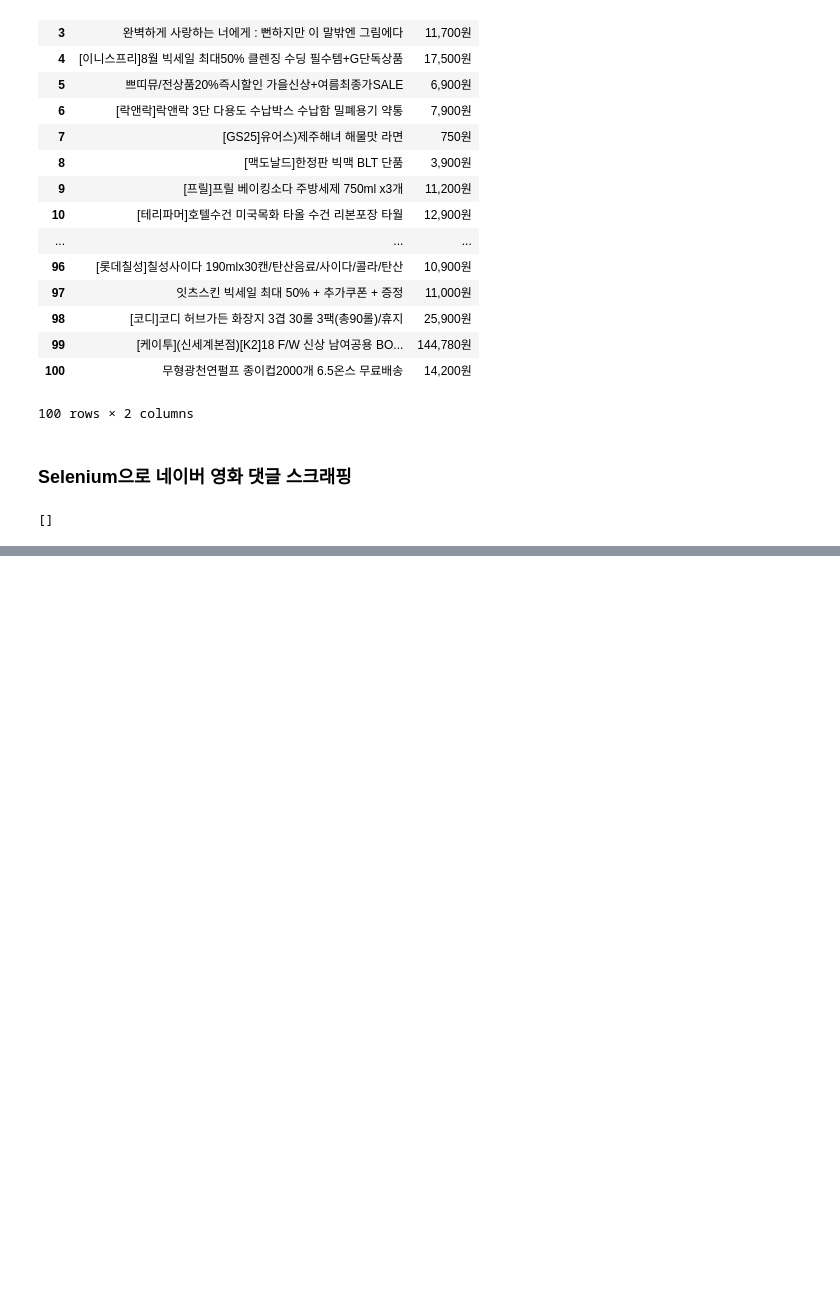
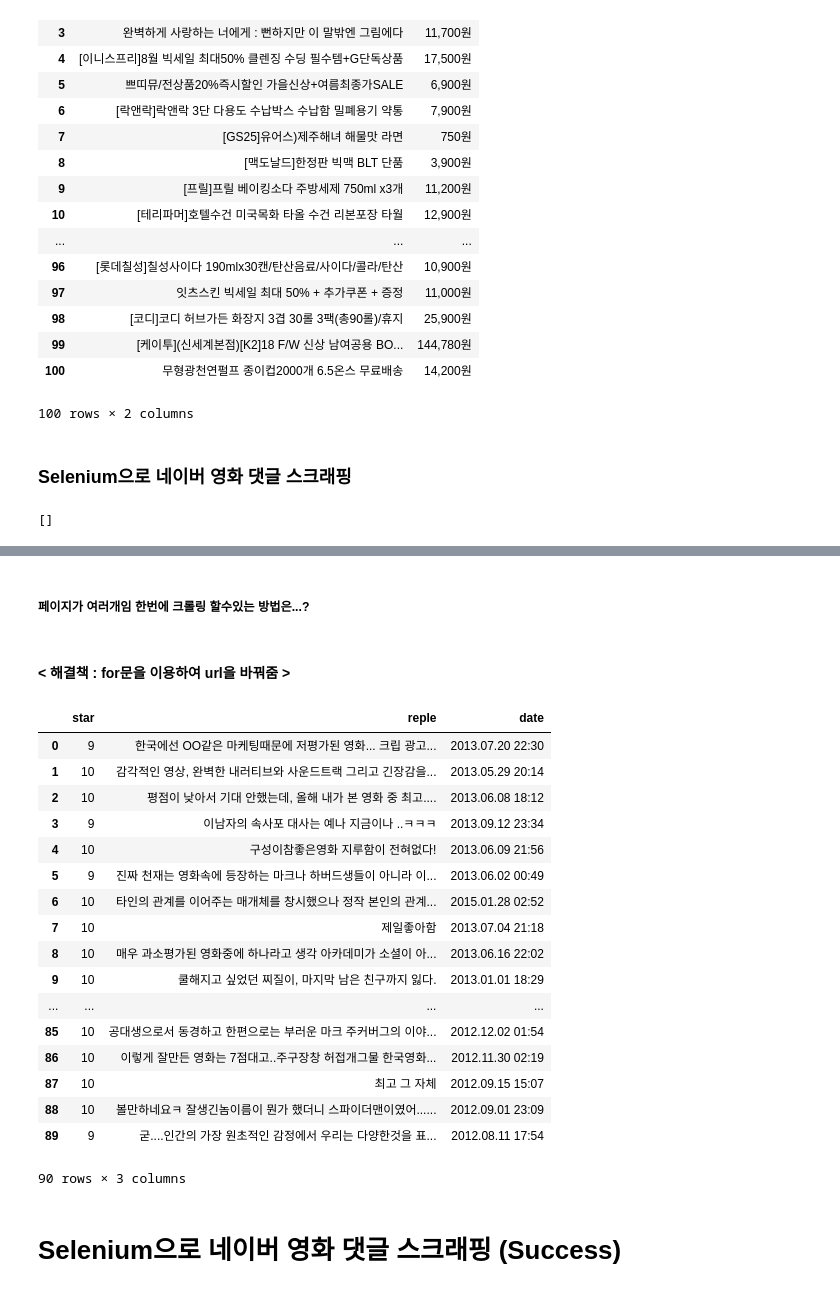
Before and after one commit to tmdgms/Crawling, a Jupyter notebook: Selenium.ipynb, the cells around one changed output, grey strips where cells are left out. Drawn from its saved outputs; the diff is of its cells as text; code cells hidden in the pictures; blank space fills up the shorter version.

Commit message:
selenium for navermoviecrawling

```diff
--- a/Selenium.ipynb
+++ b/Selenium.ipynb
@@ -174,2 +164,55 @@ reple
+# %%
+score_result = driver.find_elements_by_css_selector(".score_result > ul > li")
+# %%
+star_score = [i.find_element_by_css_selector(".star_score").text for i in score_result]
+score_reple = [i.find_element_by_css_selector(".score_reple > p").text for i in score_result]
+date = [i.find_element_by_css_selector(".score_reple > dl > dt > em:nth-child(2)").text for i in score_result]
+# %% [markdown]
+##### 페이지가 여러개임 한번에 크롤링 할수있는 방법은...?
+# %% [markdown]
+#### < 해결책 : for문을 이용하여 url을 바꿔줌 >
+# %%
+driver = webdriver.Chrome()
+# %%
+def get_nvaerMovieComment(s, e):
+    star_score=[]
+    score_reple=[]
+    date=[]
+    for p in range(s, e):
+        url = "https://movie.naver.com/movie/bi/mi/pointWriteFormList.nhn?code=64686&type=after&isActualPointWriteExecute=false&isMileageSubscriptionAlready=false&isMileageSubscriptionReject=false&page="+str(p)
+        driver.get(url)
+        score_result = driver.find_elements_by_css_selector(".score_result > ul > li")
+        star_score += [i.find_element_by_css_selector(".star_score").text for i in score_result]
+        score_reple += [i.find_element_by_css_selector(".score_reple > p").text for i in score_result]
+        date += [i.find_element_by_css_selector(".score_reple > dl > dt > em:nth-child(2)").text for i in score_result]
+
+    naverMovieComment = pd.DataFrame(columns=["star", "reple", "date"])
+    naverMovieComment["star"] = star_score
+    naverMovieComment["reple"] = score_reple
+    naverMovieComment["date"] = date
+    return naverMovieComment
+# %%
+get_nvaerMovieComment(1, 10)
+# %% [output]
+|  | star | reple | date |
+| 0 | 9 | 한국에선 OO같은 마케팅때문에 저평가된 영화... 크립 광고... | 2013.07.20 22:30 |
+| 1 | 10 | 감각적인 영상, 완벽한 내러티브와 사운드트랙 그리고 긴장감을... | 2013.05.29 20:14 |
+| 2 | 10 | 평점이 낮아서 기대 안했는데, 올해 내가 본 영화 중 최고.... | 2013.06.08 18:12 |
+| 3 | 9 | 이남자의 속사포 대사는 예나 지금이나 ..ㅋㅋㅋ | 2013.09.12 23:34 |
+| 4 | 10 | 구성이참좋은영화 지루함이 전혀없다! | 2013.06.09 21:56 |
+| 5 | 9 | 진짜 천재는 영화속에 등장하는 마크나 하버드생들이 아니라 이... | 2013.06.02 00:49 |
+| 6 | 10 | 타인의 관계를 이어주는 매개체를 창시했으나 정작 본인의 관계... | 2015.01.28 02:52 |
+| 7 | 10 | 제일좋아함 | 2013.07.04 21:18 |
+| 8 | 10 | 매우 과소평가된 영화중에 하나라고 생각 아카데미가 소셜이 아... | 2013.06.16 22:02 |
+| 9 | 10 | 쿨해지고 싶었던 찌질이, 마지막 남은 친구까지 잃다. | 2013.01.01 18:29 |
+| ... | ... | ... | ... |
+| 85 | 10 | 공대생으로서 동경하고 한편으로는 부러운 마크 주커버그의 이야... | 2012.12.02 01:54 |
+| 86 | 10 | 이렇게 잘만든 영화는 7점대고..주구장창 허접개그물 한국영화... | 2012.11.30 02:19 |
+| 87 | 10 | 최고 그 자체 | 2012.09.15 15:07 |
+| 88 | 10 | 볼만하네요ㅋ 잘생긴놈이름이 뭔가 했더니 스파이더맨이였어...... | 2012.09.01 23:09 |
+| 89 | 9 | 굳....인간의 가장 원초적인 감정에서 우리는 다양한것을 표... | 2012.08.11 17:54 |
+90 rows × 3 columns
 # %%
 driver.close()
+# %% [markdown]
+# Selenium으로 네이버 영화 댓글 스크래핑 (Success)
```
Also changed, not shown: parts of 5 cells of this notebook.
